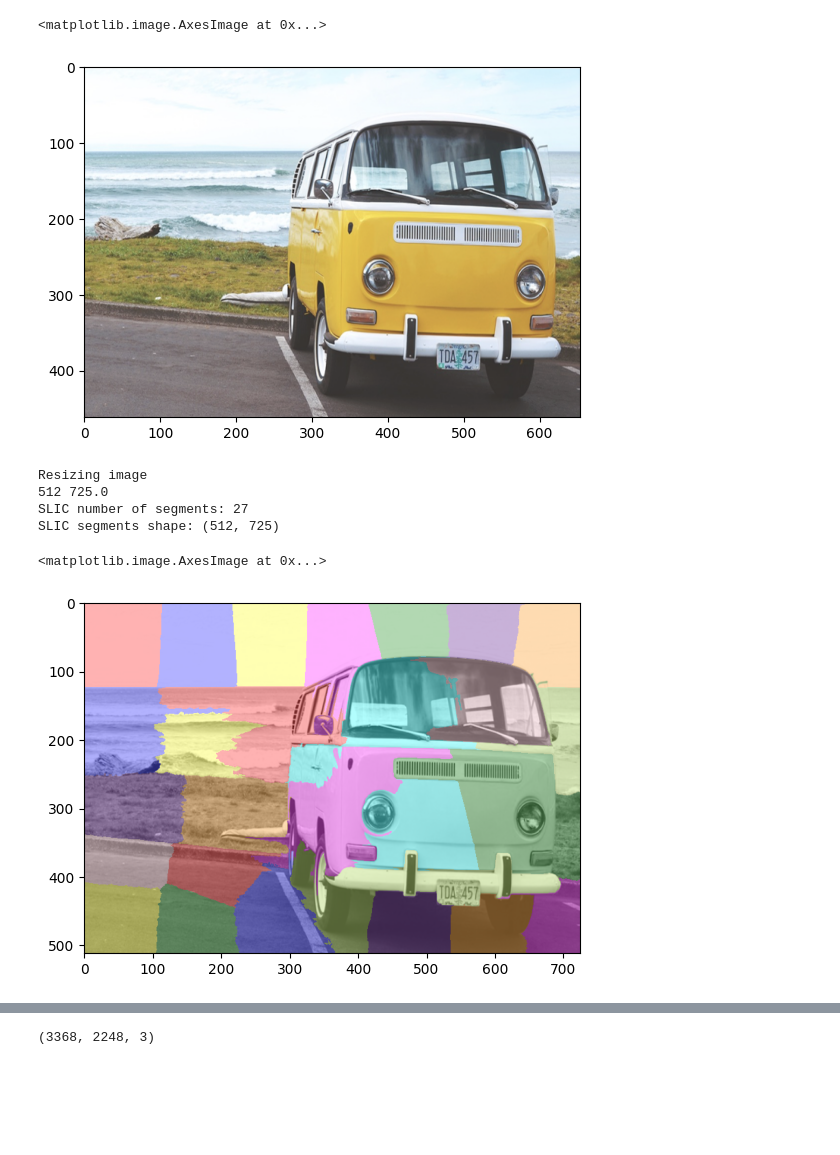
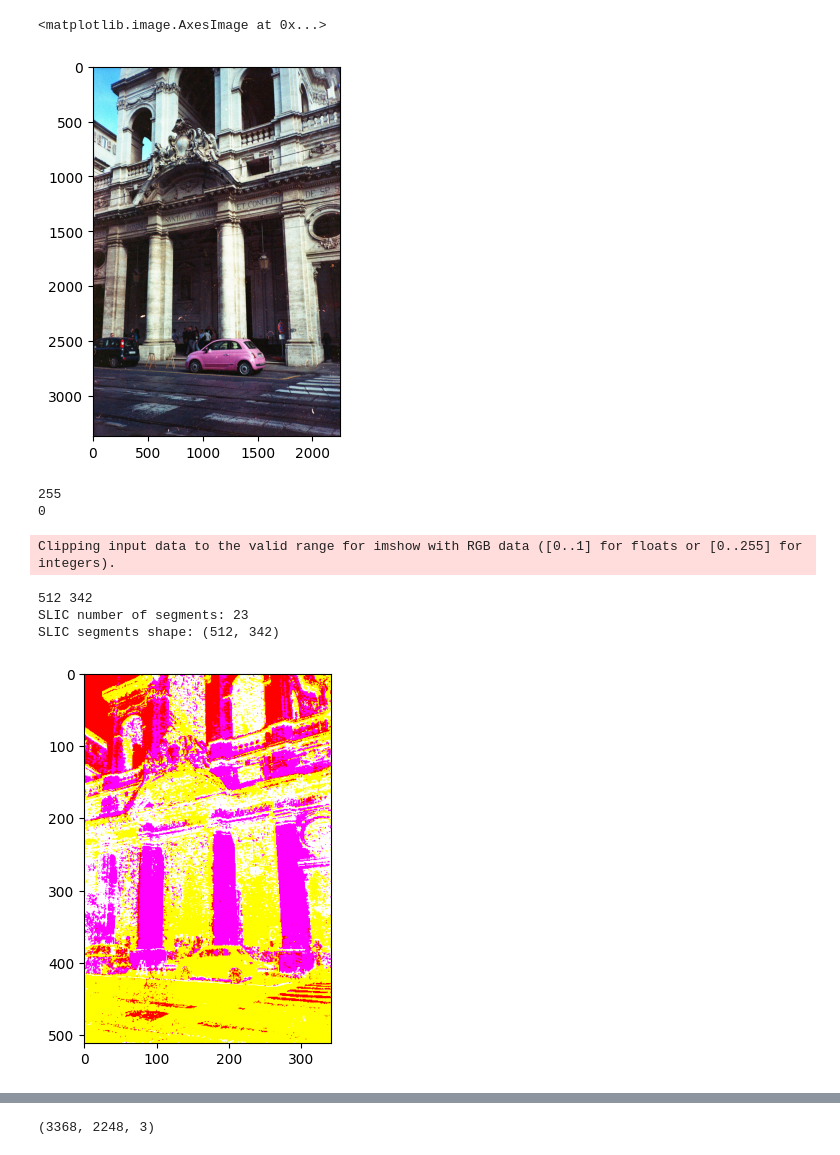
Before and after one commit to hunkim98/palette_ai, a Jupyter notebook: destijl.ipynb, the cells around one changed output, grey strips where cells are left out. Saved outputs shown, nothing was run; the diff lists cells and outputs as text; code cells hidden in the pictures; blank space fills up the shorter version.

Commit message:
Test with slic lab

```diff
--- a/destijl.ipynb
+++ b/destijl.ipynb
@@ -1,26 +1,35 @@
 # %%
 from skimage import segmentation, morphology
 from sklearn.cluster import KMeans
 from sklearn.neighbors import NearestNeighbors
 import numpy as np
 from scipy import ndimage
 from skimage.io import imread
 from skimage.color import rgb2lab
 from skimage.color import lab2rgb
 from skimage.color import label2rgb
 from skimage.transform import resize
+from PIL import Image
 
 # Load the image
-# image = imread('test.jpg')
-image = imread('bus.png')
+image = imread('test.jpg')
+# image = imread('bus.png')
 
 # show image
 import matplotlib.pyplot as plt
 
 plt.imshow(image)
 # %% [output]
 <matplotlib.image.AxesImage at 0x...>
-[figure, old version]
+[figure, new version]
+# %%
+maxInt = image.max()
+minInt = image.min()
+print(maxInt)
+print(minInt)
+# %% [output]
+255
+0
 # %%
 # let us first resize image to prevent memory issues
 MAX_EDGE_LENGTH = 512
@@ -60,22 +69,25 @@ if image.shape[2] == 4:
 # Convert the image to Lab color space
 lab_image = rgb2lab(image)
 
+# plot lab image
+
+plt.imshow(lab_image)
+
 # Step 1: Apply SLIC algorithm to create superpixels
 # n_segments: number of segments (= the desired number of superpixels) -> Superpixel: a group of connected pixels that share similar color
 # More superpixels -> more segments -> more detailed segmentation
 # compactness: balance between color proximity and space proximity
 # sigma: width of Gaussian smoothing kernel
-segments_slic = segmentation.slic(image, n_segments=30, compactness=20, sigma=0.5) # each pixel is assigned to the superpixel it belongs to (numbered from 1 to n_segments)
+segments_slic = segmentation.slic(lab_image, n_segments=30, compactness=20, sigma=0.5) # each pixel is assigned to the superpixel it belongs to (numbered from 1 to n_segments)
 
 print('SLIC number of segments: {}'.format(len(np.unique(segments_slic))))
 
 print('SLIC segments shape: {}'.format(segments_slic.shape))
 
-plt.imshow(label2rgb(segments_slic, image))
+# plt.imshow(label2rgb(segments_slic, image))
 # %% [output]
-Resizing image
-512 725.0
-SLIC number of segments: 27
-SLIC segments shape: (512, 725)
+Clipping input data to the valid range for imshow with RGB data ([0..1] for floats or [0..255] for integers).
-<matplotlib.image.AxesImage at 0x...>
+512 342
+SLIC number of segments: 23
+SLIC segments shape: (512, 342)
-[figure, old version]
+[figure, new version]
```
Also changed, not shown: parts of 9 cells of this notebook.
